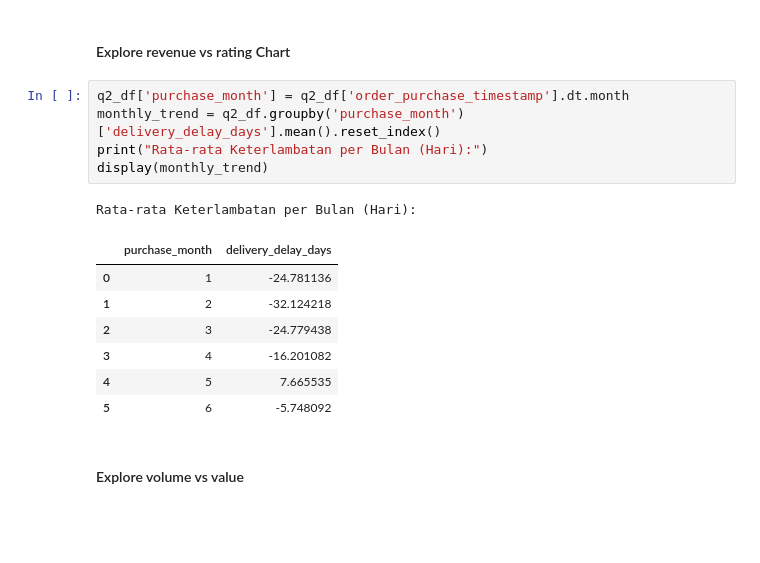
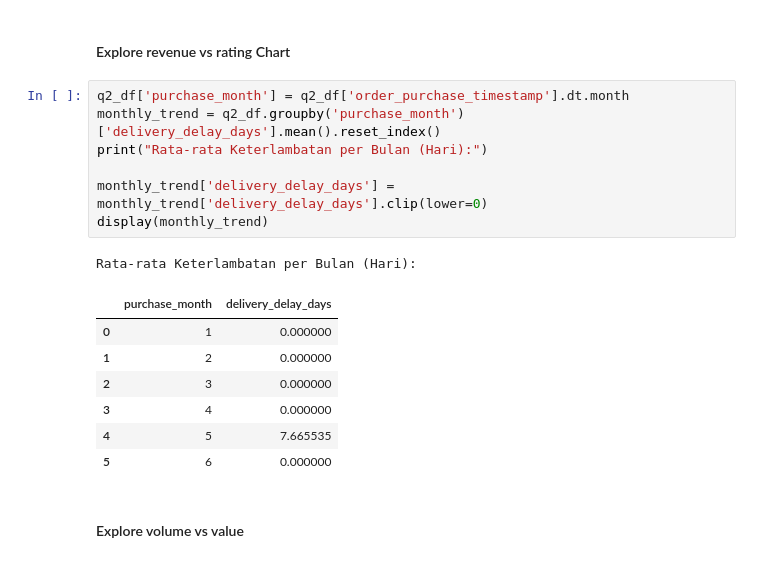
Before and after one commit to pytaa/ecommerce-dashboard-pyta, a Jupyter notebook: notebook.ipynb, the cells around one changed output. Drawn from its saved outputs; the diff is of its cells as text; blank space fills up the shorter version.

```diff
--- a/notebook.ipynb
+++ b/notebook.ipynb
@@ -543,17 +573,19 @@ q2_df['delivery_delay_days'] = (q2_df['order_delivered_customer_date'] - q2_df['
 # %%
 q2_df['purchase_month'] = q2_df['order_purchase_timestamp'].dt.month
 monthly_trend = q2_df.groupby('purchase_month')['delivery_delay_days'].mean().reset_index()
 print("Rata-rata Keterlambatan per Bulan (Hari):")
+
+monthly_trend['delivery_delay_days'] = monthly_trend['delivery_delay_days'].clip(lower=0)
 display(monthly_trend)
 # %% [output]
 Rata-rata Keterlambatan per Bulan (Hari):
 |  | purchase_month | delivery_delay_days |
-| 0 | 1 | -24.781136 |
-| 1 | 2 | -32.124218 |
-| 2 | 3 | -24.779438 |
-| 3 | 4 | -16.201082 |
+| 0 | 1 | 0.000000 |
+| 1 | 2 | 0.000000 |
+| 2 | 3 | 0.000000 |
+| 3 | 4 | 0.000000 |
 | 4 | 5 | 7.665535 |
-| 5 | 6 | -5.748092 |
+| 5 | 6 | 0.000000 |
 # %% [markdown]
 #### Explore volume vs value
 # %%
```
Also changed, not shown: parts of 12 cells of this notebook, 12 other files.
